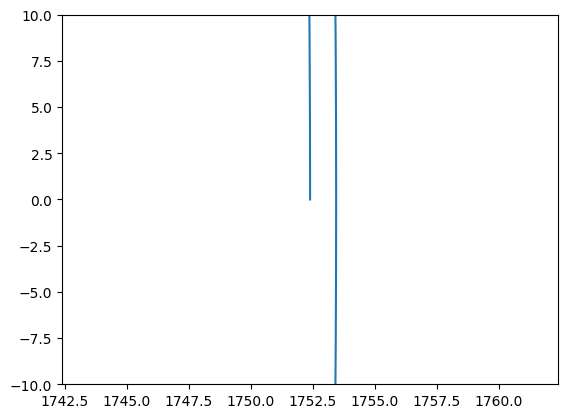
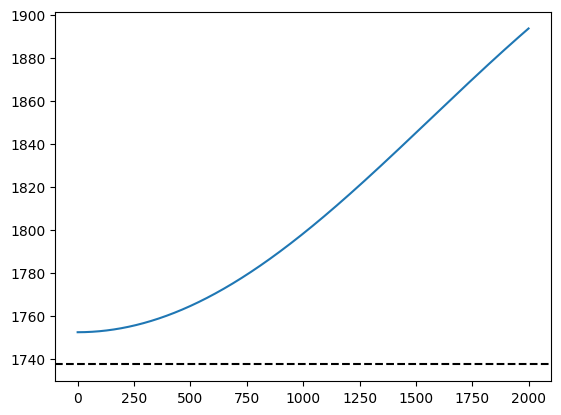
The notebook cell's code change between the first figure and the second:
--- before
+++ after
@@ -1,6 +1,9 @@
-n = 80000
-plt.plot(sim.X[:n,0], sim.X[:n,1])
+n = 4
+print(sim.X.shape)
+plt.plot(sim.X[:,2])
 # plt.axis('equal')
-plt.xlim(r-10, r+10)
-plt.ylim(-10, 10)
+# plt.xlim(left=R_MOON-10)
+# plt.ylim(-10, 10)
+plt.axhline(R_MOON, color='k', ls='--')
 plt.show()
+print(sim.X[:3,2])

Commit: mmm